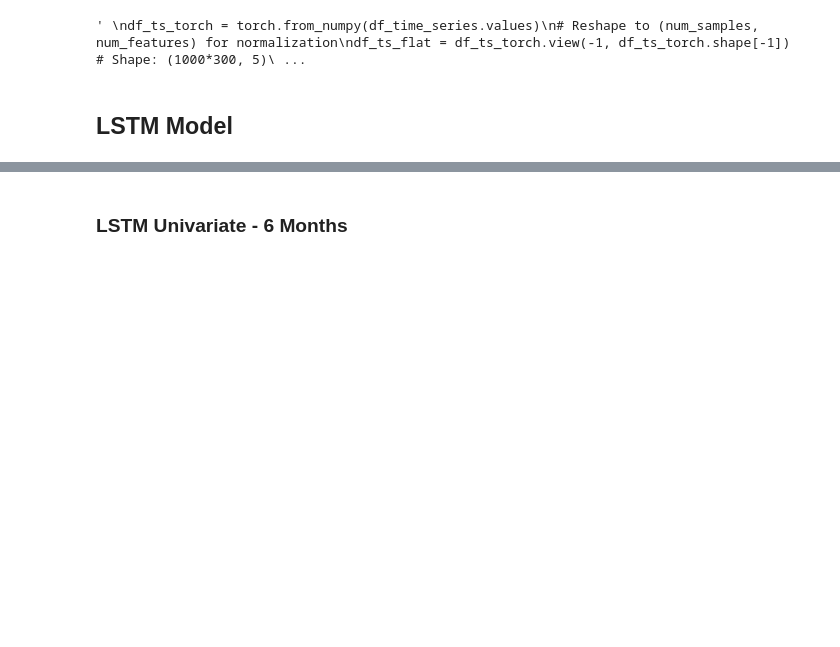
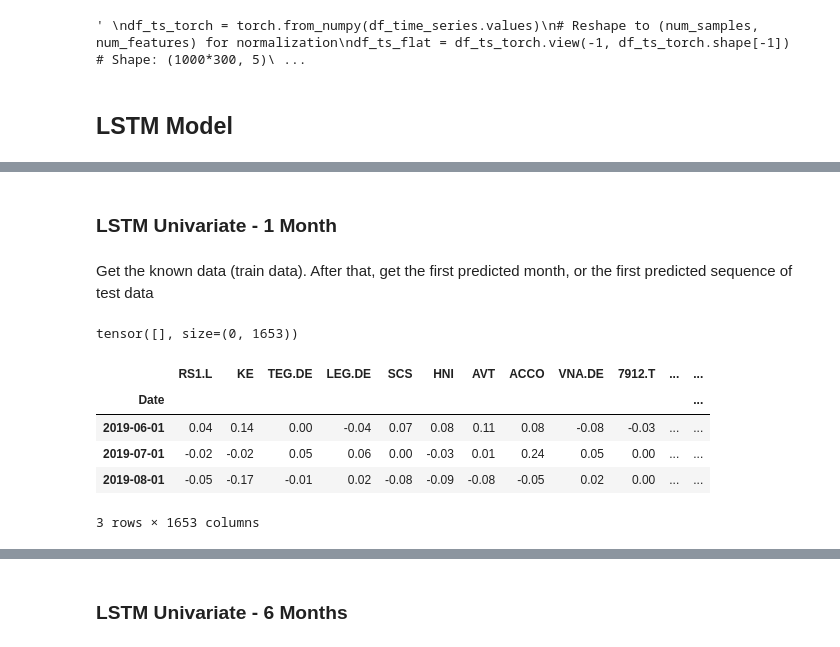
Before and after one commit to Herb-sh/sustainability_portfolio_optimisation, a Jupyter notebook: notebooks/4. portfolio_optimisation/4.3. LSTM/4.3.2.LSTM_univariate.ipynb, the cells around one changed output, grey strips where cells are left out. Cells and saved outputs as stored; diff of their text form; code cells hidden in the pictures; blank space fills up the shorter version.

```diff
--- a/notebooks/4. portfolio_optimisation/4.3. LSTM/4.3.2.LSTM_univariate.ipynb
+++ b/notebooks/4. portfolio_optimisation/4.3. LSTM/4.3.2.LSTM_univariate.ipynb
@@ -79,0 +87,2 @@ out_seq_length = 12
+# %%
+df_to_evaluate = df_pct - 1
@@ -81,12 +94,12 @@ out_seq_length = 12
 importlib.reload(lstm_utils)
 
 # Set sequence length (e.g., 12 time points)
-X_train_1m, X_test_1m, y_train_1m, y_test_1m = lstm_utils.split_train_test(df_time_series, [], in_seq_length=12, out_seq_length=1)
+X_train, X_test, y_train, y_test = lstm_utils.split_train_test(df_to_evaluate, [], in_seq_length=in_seq_length, out_seq_length=out_seq_length)
 
 # Check the shapes of the training and test data
-print("Shape of X_train:", X_train_1m.shape)
-print("Shape of y_train:", y_train_1m.shape)
-print("Shape of X_test:", X_test_1m.shape)
-print("Shape of y_test:", y_test_1m.shape)
+print("Shape of X_train:", X_train.shape)
+print("Shape of y_train:", y_train.shape)
+print("Shape of X_test:", X_test.shape)
+print("Shape of y_test:", y_test.shape)
 # %% [output]
 Shape of X_train: torch.Size([227, 1653, 12])
@@ -95,0 +123,12 @@ Shape of y_test: torch.Size([59, 1653, 1])
+# %% [markdown]
+### LSTM Univariate - 1 Month
+# %% [markdown]
+Get the known data (train data).
+After that, get the first predicted month, or the first predicted sequence of test data
+# %%
+# 1 month
+df_train = X_train[:, :, -1].clone()
+y_test_pred_1m = y_test_pred[0,:,:].T[0:0] # y_test_pred[:,:,0][0]
+y_test_pred_1m
+# %% [output]
+tensor([], size=(0, 1653))
@@ -95,0 +137,17 @@ Shape of y_test: torch.Size([59, 1653, 1])
+# %%
+df_forecast_1m = pd.DataFrame(df_train.clone())
+df_forecast_1m = pd.concat([df_forecast_1m, pd.DataFrame(y_test_pred_1m)], ignore_index=True)
+# Assign back columns and indices to make human understandable
+df_forecast_1m.columns = df.columns
+df_forecast_1m.index = df_pct[(in_seq_length - 1) : len(df_forecast_1m) + (in_seq_length - 1)].index
+#
+df_forecast_1m = df_forecast_1m.tail(variables.TEST_YEARS_NR * 12)
+#
+df_forecast_1m.tail(3)
+# %% [output]
+|  | RS1.L | KE | TEG.DE | LEG.DE | SCS | HNI | AVT | ACCO | VNA.DE | 7912.T | ... | ... |
+| Date |  |  |  |  |  |  |  |  |  |  |  | ... |
+| 2019-06-01 | 0.04 | 0.14 | 0.00 | -0.04 | 0.07 | 0.08 | 0.11 | 0.08 | -0.08 | -0.03 | ... | ... |
+| 2019-07-01 | -0.02 | -0.02 | 0.05 | 0.06 | 0.00 | -0.03 | 0.01 | 0.24 | 0.05 | 0.00 | ... | ... |
+| 2019-08-01 | -0.05 | -0.17 | -0.01 | 0.02 | -0.08 | -0.09 | -0.08 | -0.05 | 0.02 | 0.00 | ... | ... |
+3 rows × 1653 columns
```
Also changed, not shown: parts of 39 cells of this notebook, 3 other files.
